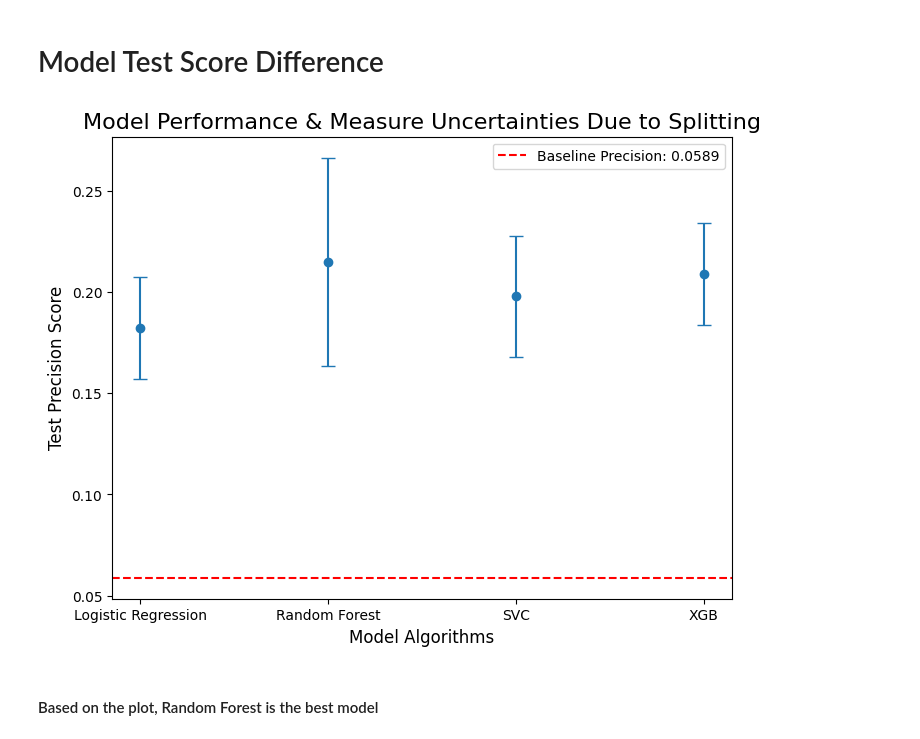
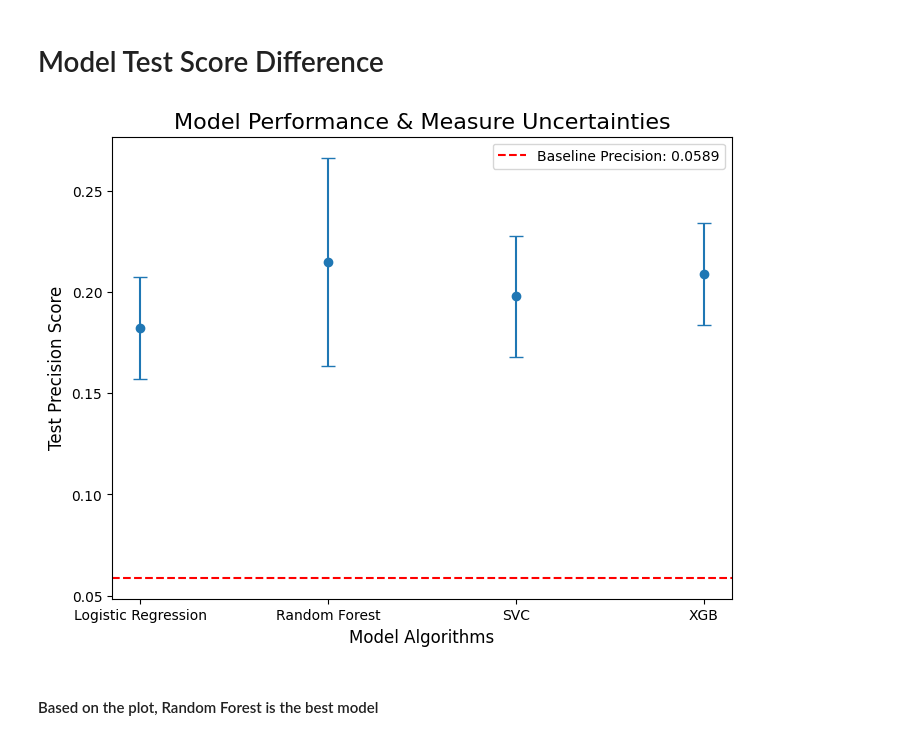
Before and after one commit to xiaoke-song/1030project_squirrels, a Jupyter notebook: src/friendly_squirrel.ipynb, the cells around one changed output. Drawn from its saved outputs; the diff is of its cells as text; code cells hidden in the pictures.

```diff
--- a/src/friendly_squirrel.ipynb
+++ b/src/friendly_squirrel.ipynb
@@ -1050,19 +1050,19 @@ plt.show()
 # %%
 # Comparison based on precision
 acc_means = [np.mean(lr_test_scores), np.mean(rf_test_scores), np.mean(svc_test_scores), np.mean(xgb_test_scores)]
 acc_stds = [np.std(lr_test_scores), np.std(rf_test_scores), np.std(svc_test_scores), np.std(xgb_test_scores)]
 plt.figure(figsize = (8, 6))
 plt.errorbar(['Logistic Regression', 'Random Forest', 'SVC', 'XGB'], acc_means, yerr = acc_stds, capsize = 5, fmt = 'o')
-plt.title('Model Performance & Measure Uncertainties Due to Splitting', fontsize=16)
+plt.title('Model Performance & Measure Uncertainties', fontsize=16)
 plt.xlabel('Model Algorithms', fontsize=12)
 plt.ylabel('Test Precision Score', fontsize=12)
 plt.axhline(y=baseline_precision, color='r', linestyle='--', label=f'Baseline Precision: {baseline_precision:.4f}')
 plt.legend()
 # save_path = os.path.join(os.path.expanduser("~"), "Desktop", "Comparison_Models_Performance.png")
 # plt.savefig(save_path, format='png', dpi=300, bbox_inches='tight')
 plt.show()
 # %% [output]
-[figure, old version]
+[figure, new version]
 # %% [markdown]
 #### Based on the plot, Random Forest is the best model ####
 # %%
```
Also changed, not shown: 2 other files.
